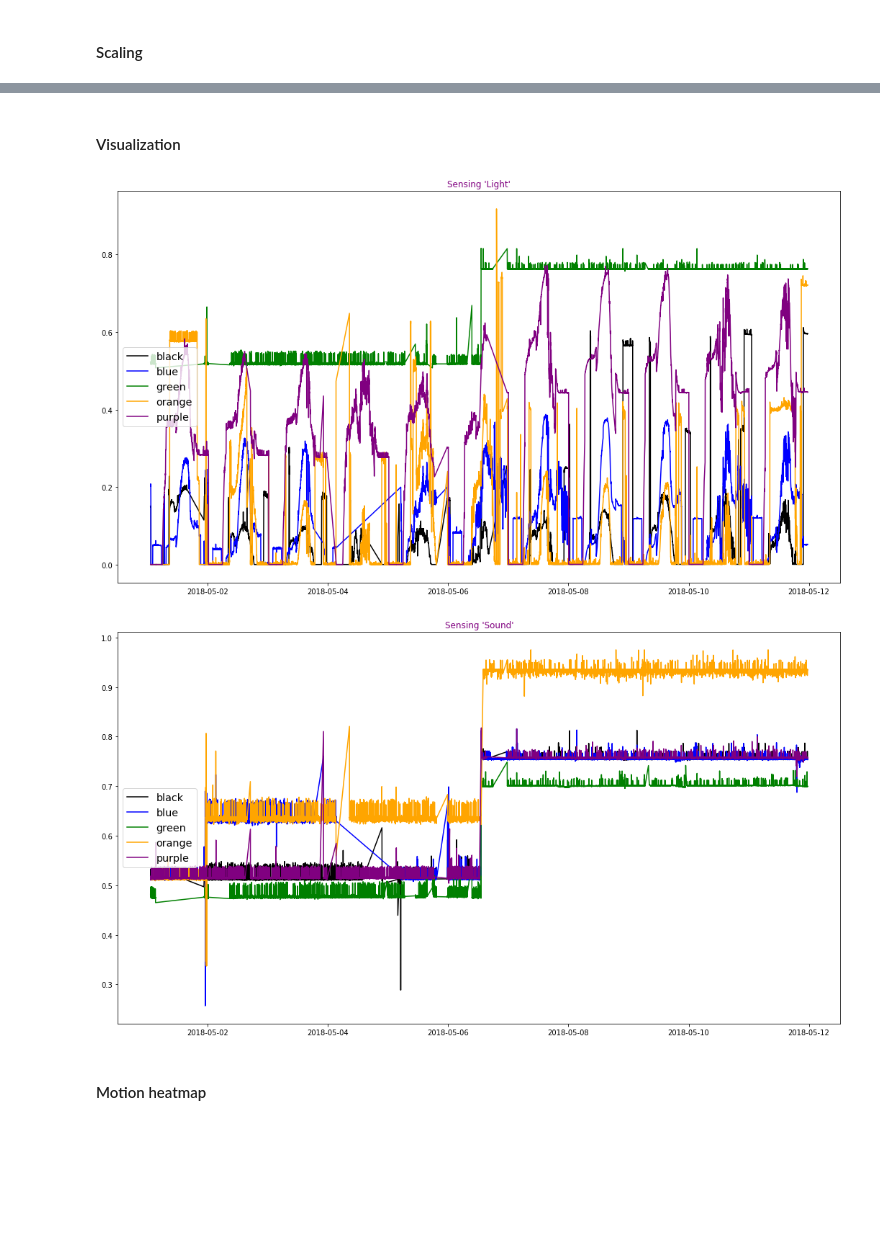
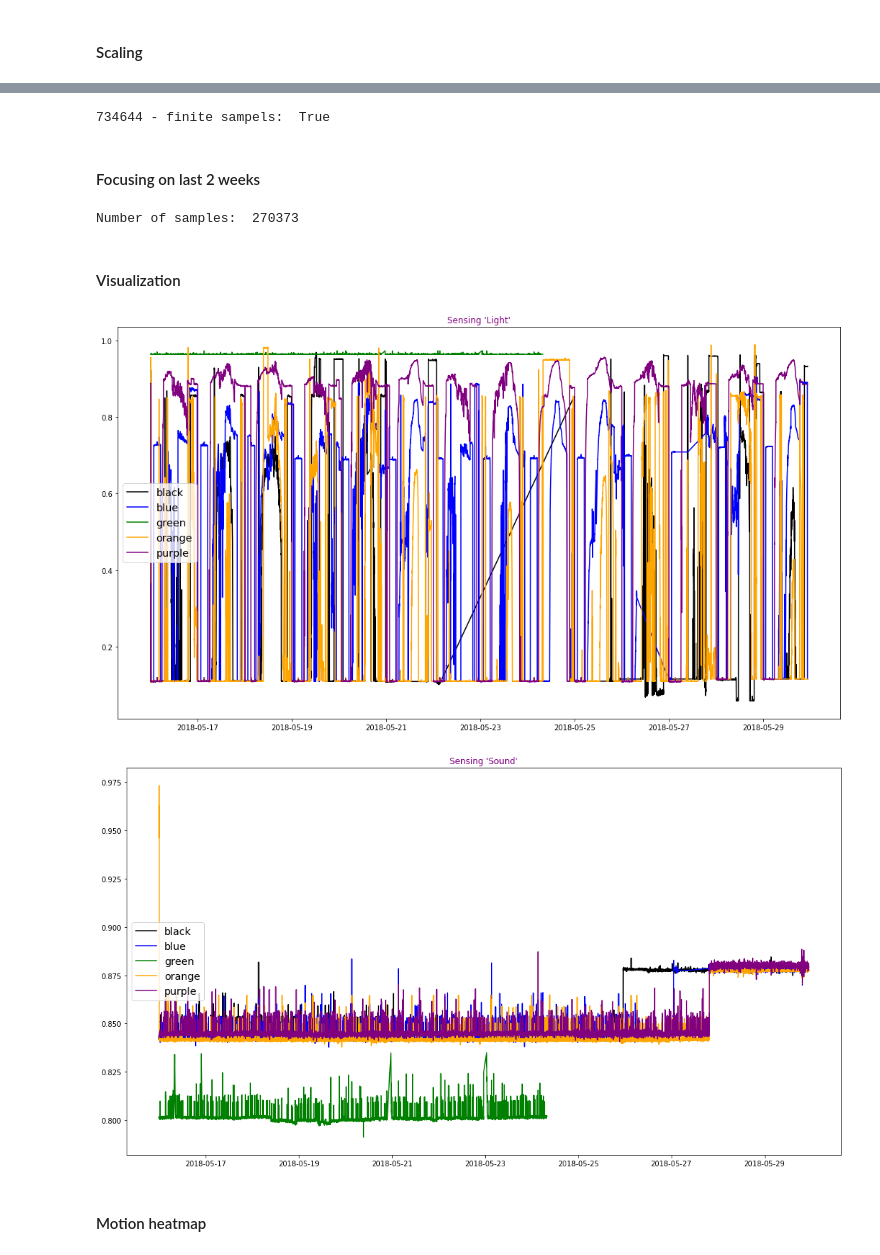
Before and after one commit to radek/ga-projects, a Jupyter notebook: project-06/Dataset-01-Preparation-and-Visualization.ipynb, the cells around one changed output, grey strips where cells are left out. Cells and saved outputs as stored; diff of their text form; code cells hidden in the pictures; blank space fills up the shorter version.

```diff
--- a/project-06/Dataset-01-Preparation-and-Visualization.ipynb
+++ b/project-06/Dataset-01-Preparation-and-Visualization.ipynb
@@ -39,0 +77,3 @@ df.set_index('timestamp', inplace=True)
+# %%
+df = df[(df[['light_log','sound_log']] != 0).all(axis=1)]
+print(df['motion'].count(), '- number of samples with light and sound')
@@ -42,29 +108,47 @@ df.set_index('timestamp', inplace=True)
+# %%
+df = df[np.isfinite(df['light_log'])]
+df = df[np.isfinite(df['sound_log'])]
+print(df['motion'].count(), '- finite sampels: ', np.all(np.isfinite(df[['light_log', 'sound_log']])))
+# %% [output]
+734644 - finite sampels:  True
 # %%
 from sklearn.preprocessing import MinMaxScaler
+from sklearn.preprocessing import StandardScaler
 mm = MinMaxScaler()
+ss = StandardScaler()
 
-df['light_scaled'] = mm.fit_transform(df['light'].values.reshape(-1,1))
-df['sound_scaled'] = mm.fit_transform(df['sound'].values.reshape(-1,1))
+df['sound_log_mms'] = mm.fit_transform(df['sound_log'].values.reshape(-1,1))
+df['light_log_mms'] = mm.fit_transform(df['light_log'].values.reshape(-1,1))
+
+df['sound_log_sss'] = ss.fit_transform(df['sound_log'].values.reshape(-1,1))
+df['light_log_sss'] = ss.fit_transform(df['light_log'].values.reshape(-1,1))
+# %% [markdown]
+#### Focusing on last 2 weeks
+# %%
+from datetime import datetime, timedelta
+N = 14
+n_days_ago = datetime.now() - timedelta(days=N)
+last_ndays_of_data = df.loc[df.index.get_level_values('timestamp').day > n_days_ago.day]
+# %%
+print('Number of samples: ', len(last_ndays_of_data))
+# %% [output]
+Number of samples:  270373
 # %% [markdown]
 #### Visualization
 # %%
-import matplotlib.pyplot as plt
-import matplotlib as mpl
-
 def draw_sensing(data, title = ''):
     fig, ax = plt.subplots(figsize=(18, 10))
-    data.head()
     for location in data.index.get_level_values(0).unique():
         ax.set_title('Sensing {!r}'.format(title), color=location)
         ax.plot(data.loc[location], label=location, color=location)
     ax.legend(loc=6, fontsize='x-large')
 
-draw_sensing(df[['light_scaled', 'location']].groupby(['location', 'timestamp']).agg({'light_scaled':'mean'}), 'Light')
+draw_sensing(last_ndays_of_data[['light_log_mms', 'location']].groupby(['location', 'timestamp']).agg({'light_log_mms':'mean'}), 'Light')
 # %% [output]
-[figure, old version]
+[figure, new version]
 # %%
-draw_sensing(df[['sound_scaled', 'location']].groupby(['location', 'timestamp']).agg({'sound_scaled':'mean'}), 'Sound')
+draw_sensing(last_ndays_of_data[['sound_log_mms', 'location']].groupby(['location', 'timestamp']).agg({'sound_log_mms':'mean'}), 'Sound')
 # %% [output]
-[figure, old version]
+[figure, new version]
 # %% [markdown]
 #### Motion heatmap
```
Also changed, not shown: parts of 54 cells of this notebook, 2 other files.
